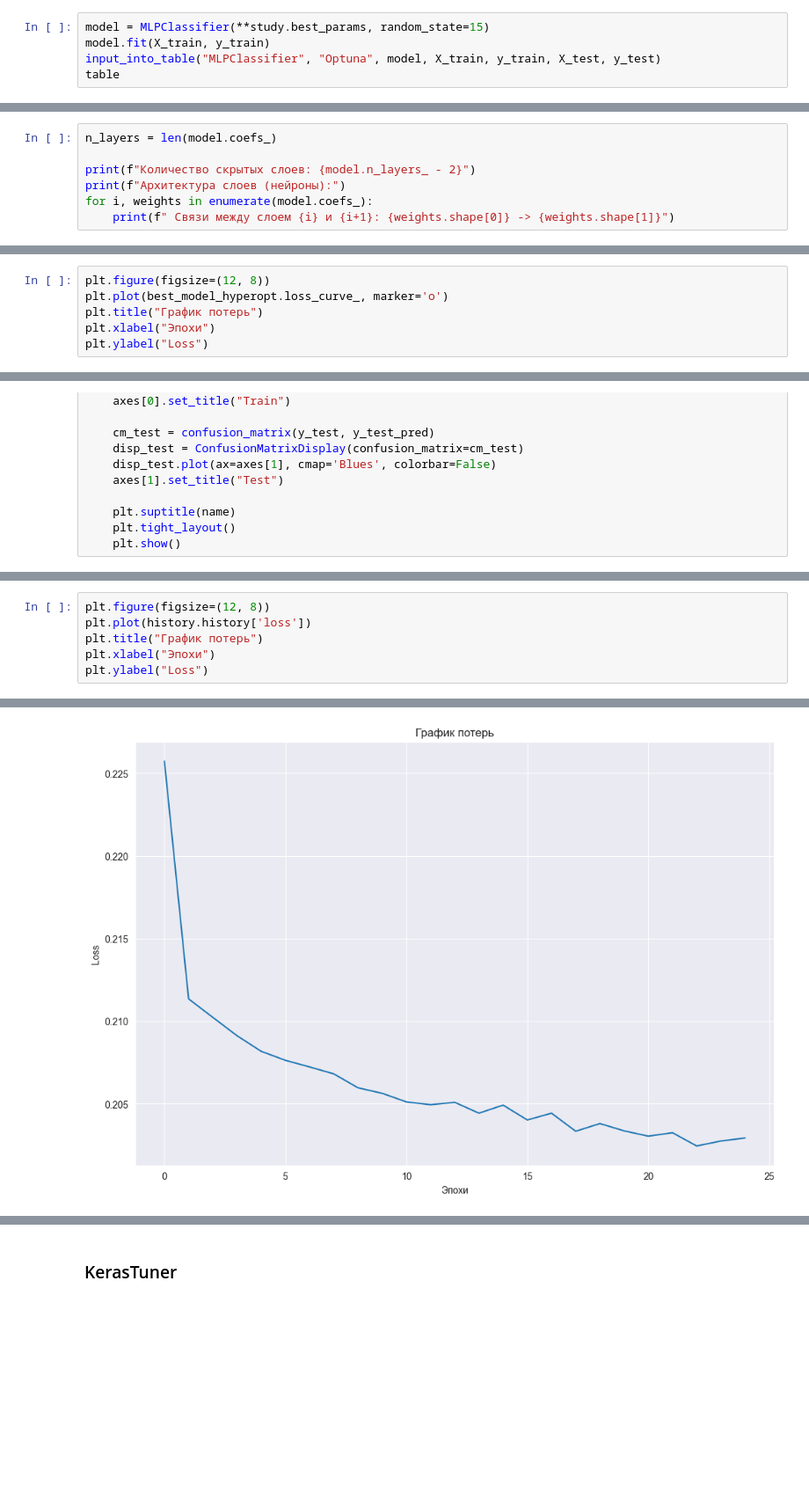
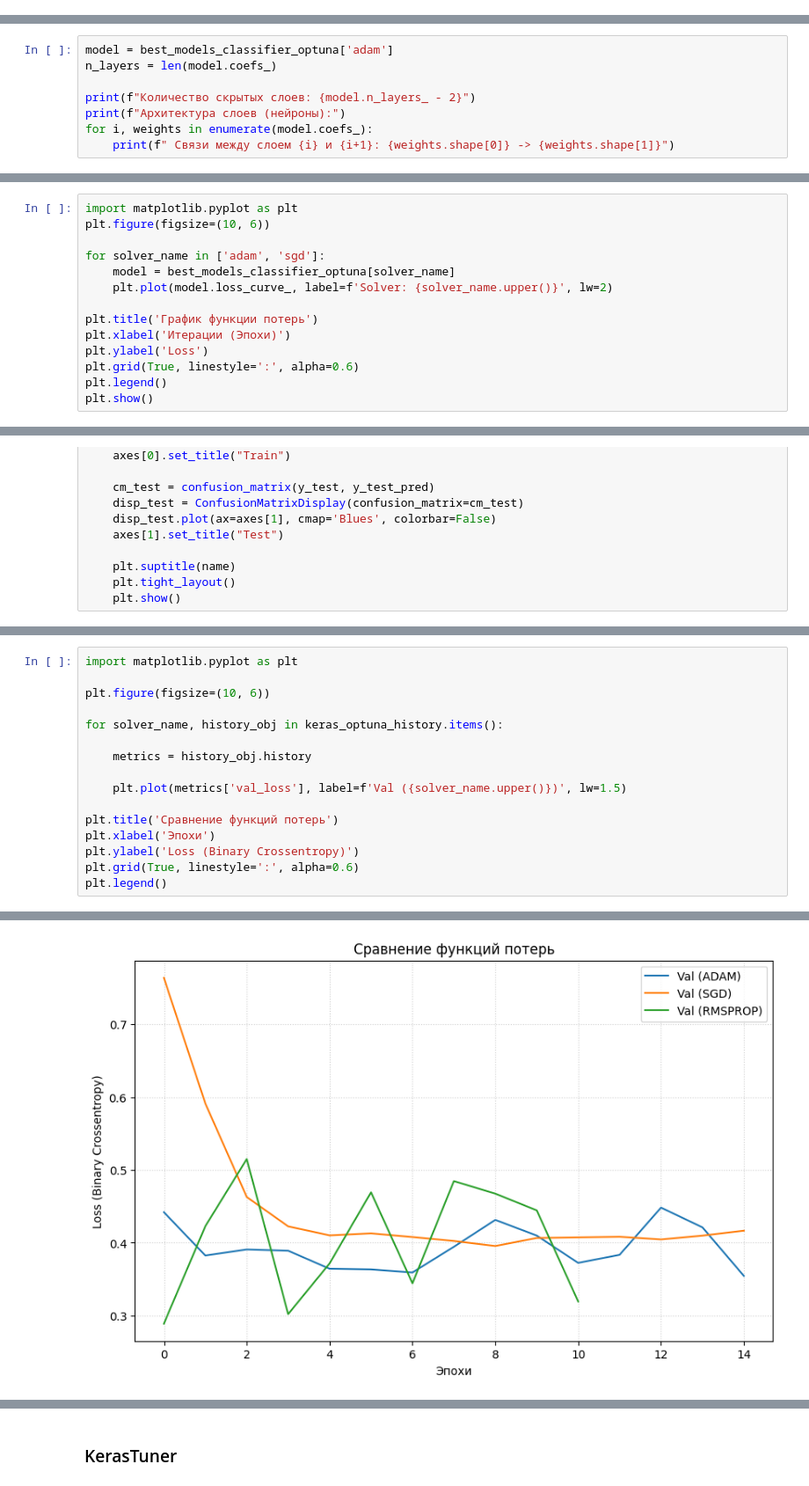
Before and after one commit to stwz13/ml, a Jupyter notebook: lab7_classification.ipynb, the cells around one changed output, grey strips where cells are left out. Shown at 88% size. Saved outputs shown, nothing was run; the diff lists cells and outputs as text; blank space fills up the shorter version.

```diff
--- a/lab7_classification.ipynb
+++ b/lab7_classification.ipynb
@@ -134,5 +200,0 @@ print(f"Лучшие параметры: {study.best_params}")
-# %%
-model = MLPClassifier(**study.best_params, random_state=15)
-model.fit(X_train, y_train)
-input_into_table("MLPClassifier", "Optuna", model, X_train, y_train, X_test, y_test)
-table
@@ -144,4 +221,5 @@ table
 # %%
+model = best_models_classifier_optuna['adam']
 n_layers = len(model.coefs_)
 
 print(f"Количество скрытых слоев: {model.n_layers_ - 2}")
@@ -340,9 +471,17 @@ print(f"Количество весов (коэффициентов): {[coef.sha
 * **Второй скрытый слой**: 50 нейронов.
 * **Выходной слой**: 1 нейрон.
 # %%
-plt.figure(figsize=(12, 8))
-plt.plot(best_model_hyperopt.loss_curve_, marker='o')
-plt.title("График потерь")
-plt.xlabel("Эпохи")
-plt.ylabel("Loss")
+import matplotlib.pyplot as plt
+plt.figure(figsize=(10, 6))
+
+for solver_name in ['adam', 'sgd']:
+    model = best_models_classifier_optuna[solver_name]
+    plt.plot(model.loss_curve_, label=f'Solver: {solver_name.upper()}', lw=2)
+
+plt.title('График функции потерь')
+plt.xlabel('Итерации (Эпохи)')
+plt.ylabel('Loss')
+plt.grid(True, linestyle=':', alpha=0.6)
+plt.legend()
+plt.show()
 # %% [output]
@@ -643,7 +720,17 @@ input_into_table_keras("FCNN (Keras)", "Optuna", model, X_train, y_train, X_test
 # %%
-plt.figure(figsize=(12, 8))
-plt.plot(history.history['loss'])
-plt.title("График потерь")
-plt.xlabel("Эпохи")
-plt.ylabel("Loss")
+import matplotlib.pyplot as plt
+
+plt.figure(figsize=(10, 6))
+
+for solver_name, history_obj in keras_optuna_history.items():
+
+    metrics = history_obj.history
+
+    plt.plot(metrics['val_loss'], label=f'Val ({solver_name.upper()})', lw=1.5)
+
+plt.title('Сравнение функций потерь')
+plt.xlabel('Эпохи')
+plt.ylabel('Loss (Binary Crossentropy)')
+plt.grid(True, linestyle=':', alpha=0.6)
+plt.legend()
 # %% [output]
@@ -651,2 +738,2 @@ Text(0, 0.5, 'Loss')
-[figure, old version]
+[figure, new version]
 # %% [markdown]
```
Also changed, not shown: parts of 83 cells of this notebook, 1 other file.
